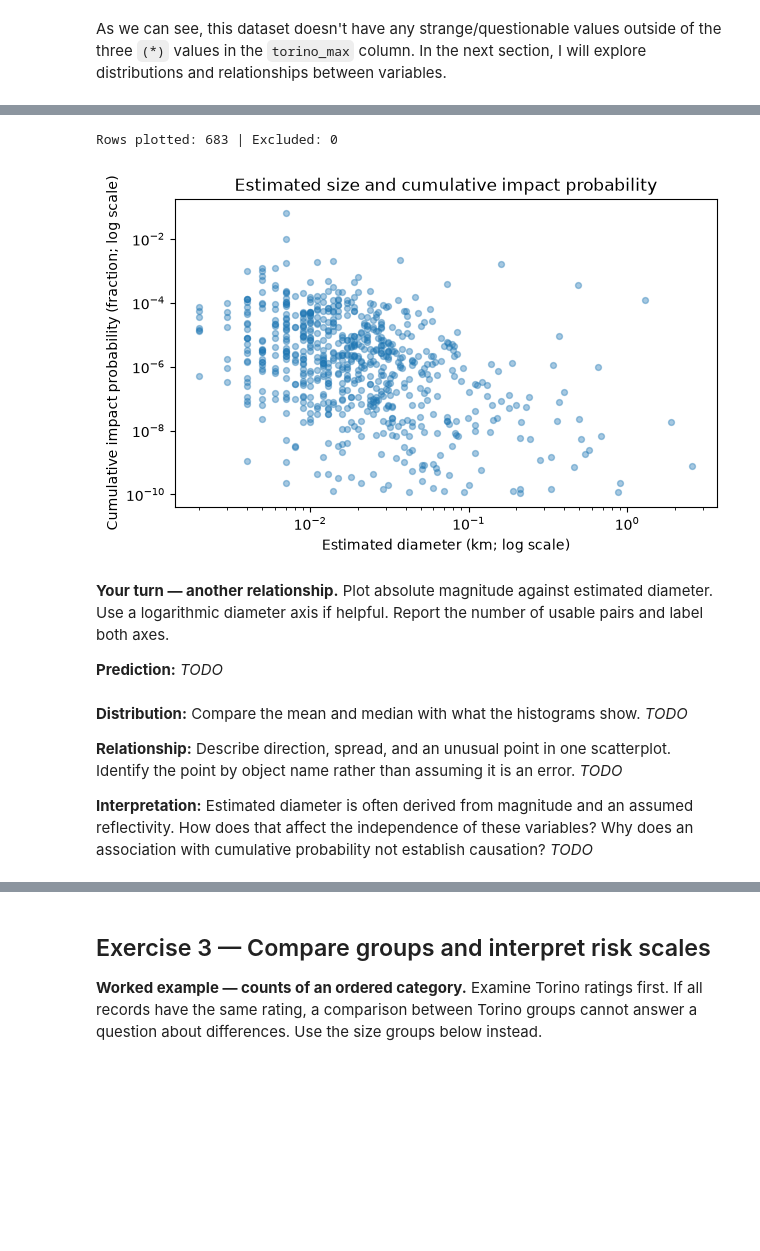
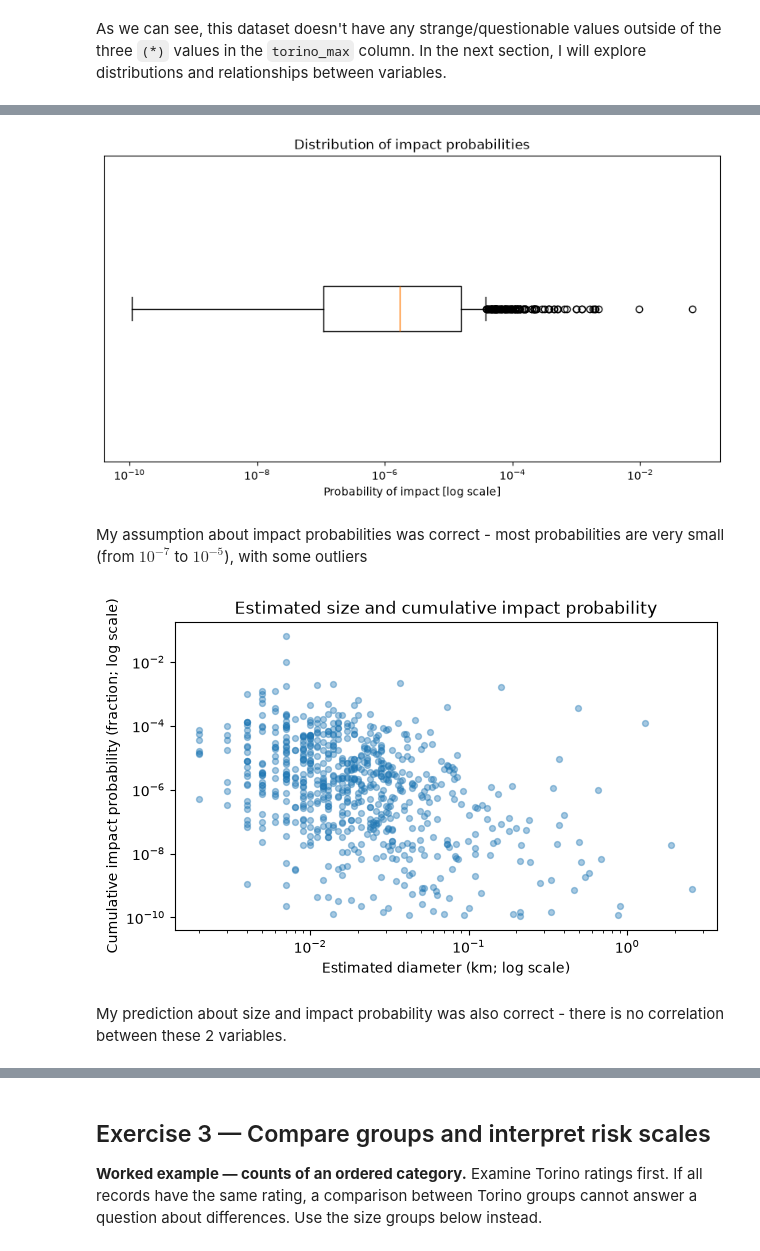
Before and after one commit to mwojtyna/uj, a Jupyter notebook: data-science/2_data_exploration_advanced/2_Asteroid_Impacts_DataExploration.ipynb, the cells around one changed output, grey strips where cells are left out. Cells and saved outputs as stored; diff of their text form; code cells hidden in the pictures; blank space fills up the shorter version.

```diff
--- a/data-science/2_data_exploration_advanced/2_Asteroid_Impacts_DataExploration.ipynb
+++ b/data-science/2_data_exploration_advanced/2_Asteroid_Impacts_DataExploration.ipynb
@@ -254,28 +245,23 @@ zero or negative values. This mask excludes unsuitable values only from this plo
+# %%
+fig, ax = plt.subplots(figsize=(10, 5))
+ax.boxplot(asteroids["impact_probability"], orientation="horizontal")
+ax.semilogx()
+ax.set_xlabel("Probability of impact [log scale]")
+ax.set_yticks([])
+ax.set_title("Distribution of impact probabilities")
+plt.show()
+# %% [output]
+[figure, added]
+# %% [markdown]
+My assumption about impact probabilities was correct - most probabilities are very small (from $10^{-7}$ to $10^{-5}$), with some outliers
 # %%
-plot_mask = (
-    (asteroids["diameter_km"] > 0)
-    & np.isfinite(asteroids["diameter_km"])
-    & asteroids["impact_probability"].between(0, 1, inclusive="right")
-    & np.isfinite(asteroids["impact_probability"])
-).fillna(False)
-plot_data = asteroids.loc[plot_mask]
-print("Rows plotted:", len(plot_data), "| Excluded:", len(asteroids) - len(plot_data))
-
-if plot_data.empty:
-    print("No valid positive pairs to plot.")
-else:
-    fig, ax = plt.subplots()
-    ax.scatter(plot_data["diameter_km"], plot_data["impact_probability"], s=18, alpha=0.4)
-    ax.set(xscale="log", yscale="log", xlabel="Estimated diameter (km; log scale)",
-           ylabel="Cumulative impact probability (fraction; log scale)",
-           title="Estimated size and cumulative impact probability")
-    plt.show()
+fig, ax = plt.subplots()
+ax.scatter(asteroids["diameter_km"], asteroids["impact_probability"], s=18, alpha=0.4)
+ax.set(xscale="log", yscale="log", xlabel="Estimated diameter (km; log scale)",
+       ylabel="Cumulative impact probability (fraction; log scale)",
+       title="Estimated size and cumulative impact probability")
+plt.show()
 # %% [output]
-Rows plotted: 683 | Excluded: 0
 [figure]
 # %% [markdown]
-**Your turn — another relationship.** Plot absolute magnitude against estimated
-diameter. Use a logarithmic diameter axis if helpful. Report the number of usable
-pairs and label both axes.
-
-**Prediction:** _TODO_
+My prediction about size and impact probability was also correct - there is no correlation between these 2 variables.
@@ -285,9 +267,0 @@ pairs and label both axes.
-# %% [markdown]
-**Distribution:** Compare the mean and median with what the histograms show. _TODO_
-
-**Relationship:** Describe direction, spread, and an unusual point in one scatterplot.
-Identify the point by object name rather than assuming it is an error. _TODO_
-
-**Interpretation:** Estimated diameter is often derived from magnitude and an
-assumed reflectivity. How does that affect the independence of these variables?
-Why does an association with cumulative probability not establish causation? _TODO_
```
Also changed, not shown: parts of 11 cells of this notebook.
